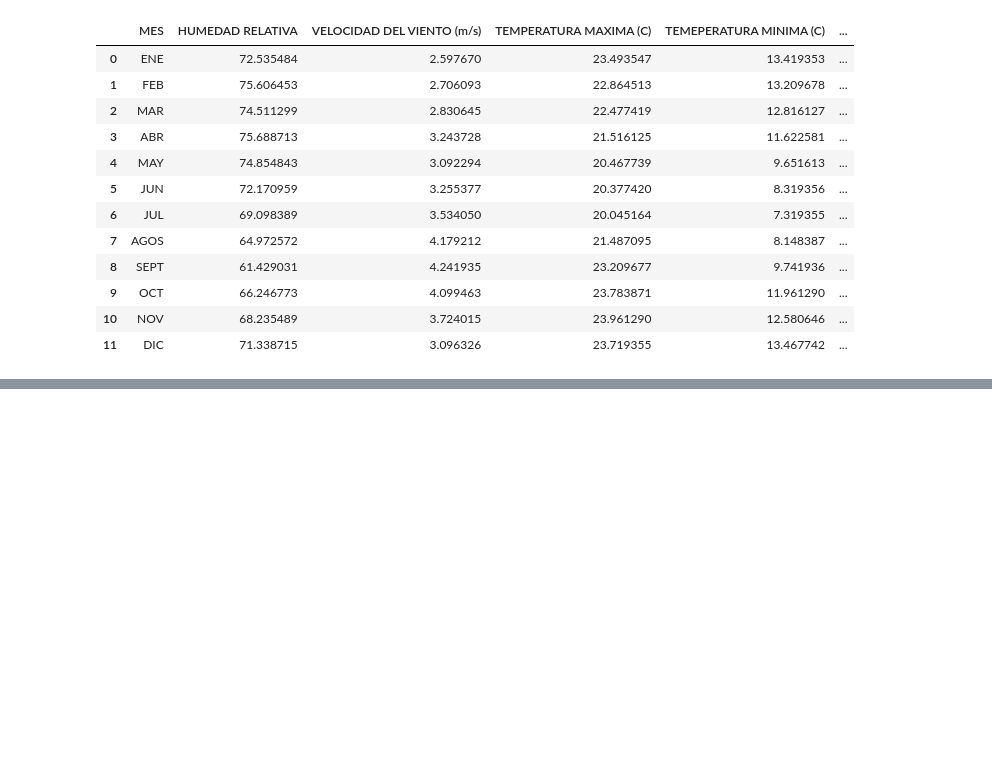
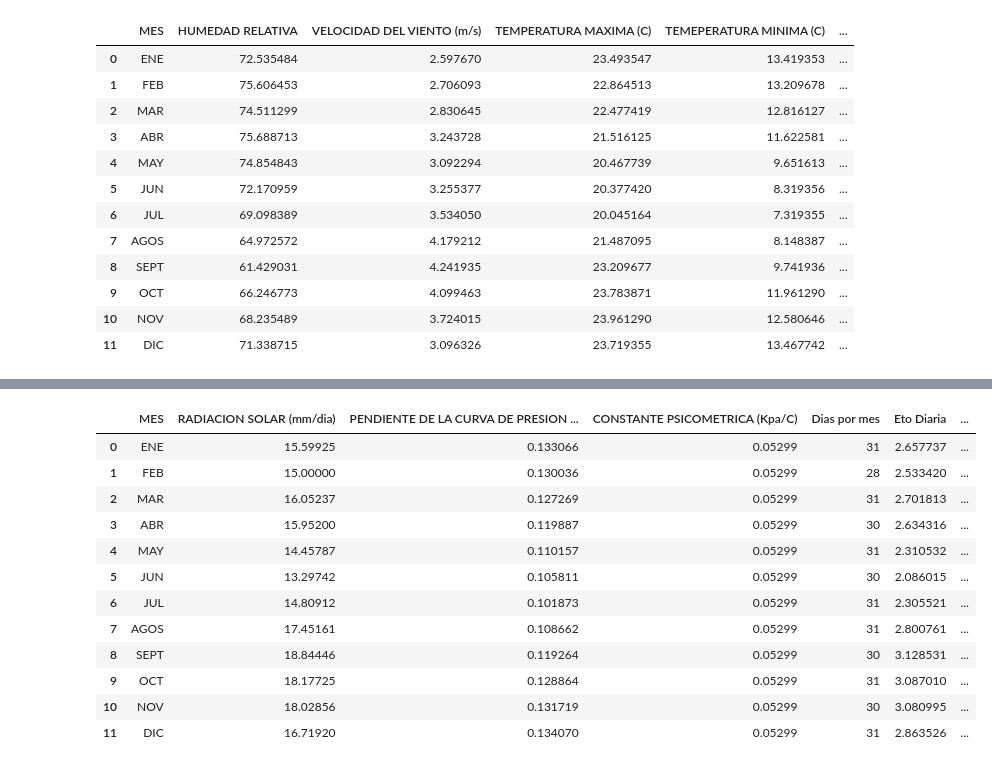
Before and after one commit to thonyblaz/evapotranspiracion, a Jupyter notebook: metodo_eto.ipynb, the cells around one changed output, grey strips where cells are left out. Cells and saved outputs as stored; diff of their text form; code cells hidden in the pictures; blank space fills up the shorter version.

```diff
--- a/metodo_eto.ipynb
+++ b/metodo_eto.ipynb
@@ -449,0 +453,14 @@ plt.show()
+# %%
+#METODO EVAPOTRANSPIRACION Makkink (Fontenot, 2004)
+RS=df_RN['Rs']
+PendSP = df_calculos['PENDIENTE DE LA CURVA DE PRESION DE VAPOR (KPA/C)']
+cont_piezo = df_calculos['CONSTANTE PSICOMETRICA (Kpa/C)']
+dias =df_calculos['DIAS POR MES']
+#creamos una nueva tabla
+
+#nombre columnas
+nombre_tabla_EM = ['MES','RADIACION SOLAR (mm/dia)','PENDIENTE DE LA CURVA DE PRESION DE VAPOR (KPA/C)','CONSTANTE PSICOMETRICA (Kpa/C)','Dias por mes']
+valores= list(zip(meses,RS,PendSP,cont_piezo,dias))
+df_evap_Makkink=pd.DataFrame(valores,columns=nombre_tabla_EM)
+#anadimos el ascendente
+df_evap_Makkink
@@ -449,0 +481,21 @@ plt.show()
+# %%
+#calculamos la evapotranspiracion por el metodo de makkink
+eto_makkink=0.61*(PendSP /(PendSP +cont_piezo))*(RS/2.45)-0.12
+eto_mensual_makkind=dias*eto_makkink
+df_evap_Makkink ['Eto Diaria'] = eto_makkink
+df_evap_Makkink ['Evapotranspiracion Mensual'] = eto_mensual_makkind
+df_evap_Makkink
+# %% [output]
+|  | MES | RADIACION SOLAR (mm/dia) | PENDIENTE DE LA CURVA DE PRESION ... | CONSTANTE PSICOMETRICA (Kpa/C) | Dias por mes | Eto Diaria | ... |
+| 0 | ENE | 15.59925 | 0.133066 | 0.05299 | 31 | 2.657737 | ... |
+| 1 | FEB | 15.00000 | 0.130036 | 0.05299 | 28 | 2.533420 | ... |
+| 2 | MAR | 16.05237 | 0.127269 | 0.05299 | 31 | 2.701813 | ... |
+| 3 | ABR | 15.95200 | 0.119887 | 0.05299 | 30 | 2.634316 | ... |
+| 4 | MAY | 14.45787 | 0.110157 | 0.05299 | 31 | 2.310532 | ... |
+| 5 | JUN | 13.29742 | 0.105811 | 0.05299 | 30 | 2.086015 | ... |
+| 6 | JUL | 14.80912 | 0.101873 | 0.05299 | 31 | 2.305521 | ... |
+| 7 | AGOS | 17.45161 | 0.108662 | 0.05299 | 31 | 2.800761 | ... |
+| 8 | SEPT | 18.84446 | 0.119264 | 0.05299 | 30 | 3.128531 | ... |
+| 9 | OCT | 18.17725 | 0.128864 | 0.05299 | 31 | 3.087010 | ... |
+| 10 | NOV | 18.02856 | 0.131719 | 0.05299 | 30 | 3.080995 | ... |
+| 11 | DIC | 16.71920 | 0.134070 | 0.05299 | 31 | 2.863526 | ... |
```
Also changed, not shown: parts of 13 cells of this notebook.
